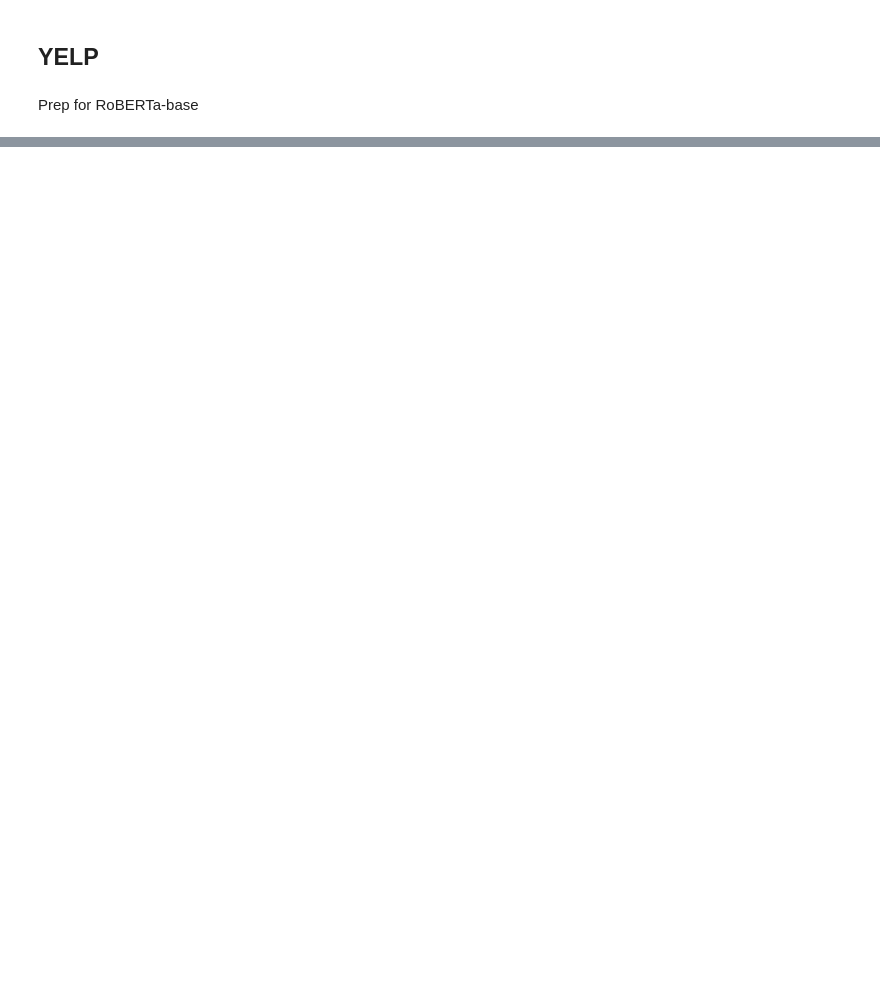
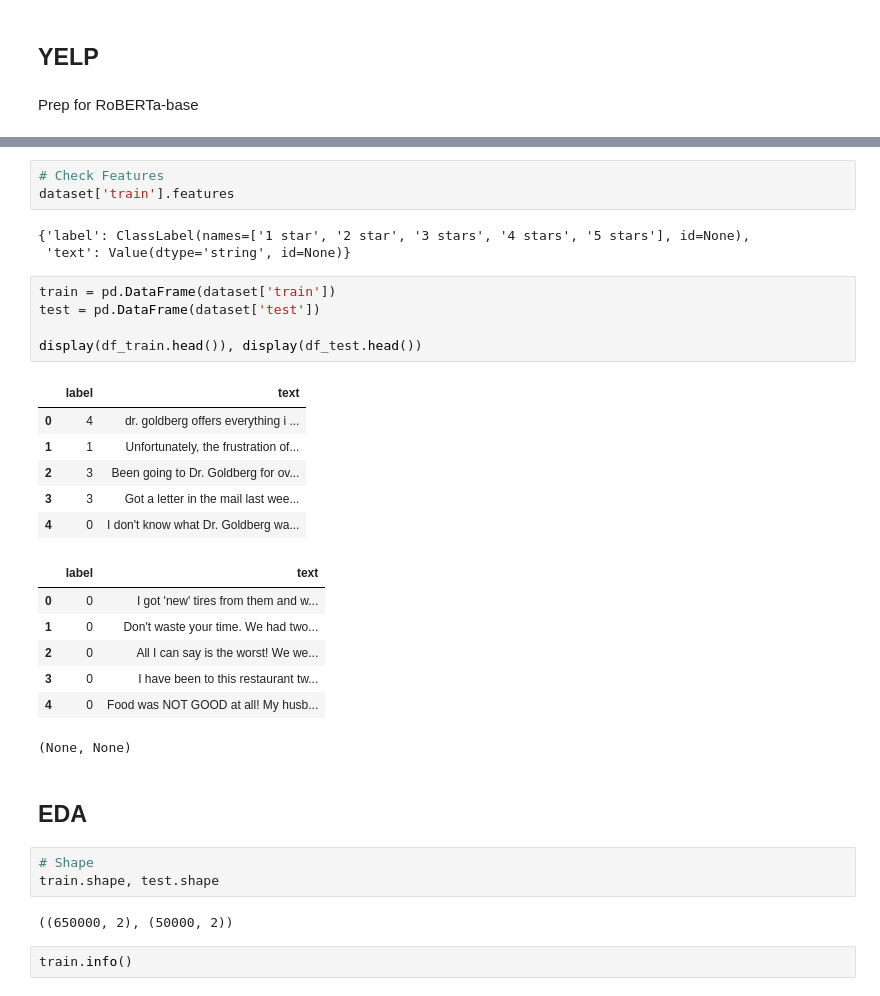
Before and after one commit to kangelamw/LLM-Project-DS, a Jupyter notebook: notebooks/1-preprocessing.ipynb, the cells around one changed output, grey strips where cells are left out. Drawn from its saved outputs; the diff is of its cells as text; blank space fills up the shorter version.

```diff
--- a/notebooks/1-preprocessing.ipynb
+++ b/notebooks/1-preprocessing.ipynb
@@ -19,0 +74,34 @@ Prep for RoBERTa-base
+# %%
+# Check Features
+dataset['train'].features
+# %% [output]
+{'label': ClassLabel(names=['1 star', '2 star', '3 stars', '4 stars', '5 stars'], id=None),
+ 'text': Value(dtype='string', id=None)}
+# %%
+train = pd.DataFrame(dataset['train'])
+test = pd.DataFrame(dataset['test'])
+
+display(df_train.head()), display(df_test.head())
+# %% [output]
+|  | label | text |
+| 0 | 4 | dr. goldberg offers everything i ... |
+| 1 | 1 | Unfortunately, the frustration of... |
+| 2 | 3 | Been going to Dr. Goldberg for ov... |
+| 3 | 3 | Got a letter in the mail last wee... |
+| 4 | 0 | I don't know what Dr. Goldberg wa... |
+|  | label | text |
+| 0 | 0 | I got 'new' tires from them and w... |
+| 1 | 0 | Don't waste your time. We had two... |
+| 2 | 0 | All I can say is the worst! We we... |
+| 3 | 0 | I have been to this restaurant tw... |
+| 4 | 0 | Food was NOT GOOD at all! My husb... |
+(None, None)
+# %% [markdown]
+## EDA
+# %%
+# Shape
+train.shape, test.shape
+# %% [output]
+((650000, 2), (50000, 2))
+# %%
+train.info()
```
Also changed, not shown: parts of 33 cells of this notebook, 1 other file.
